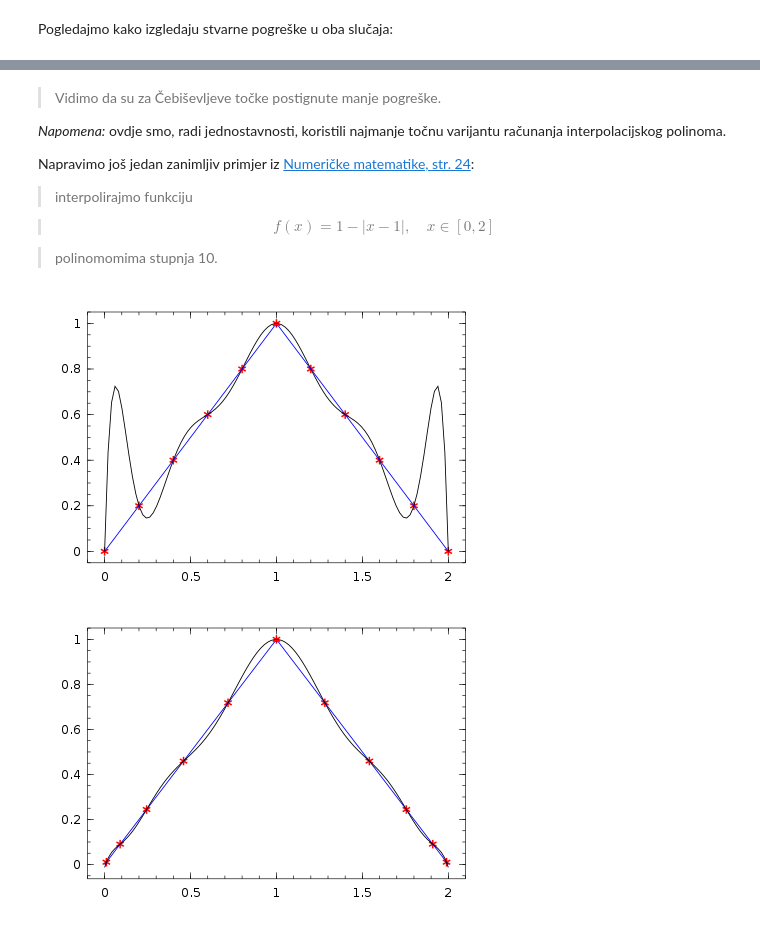
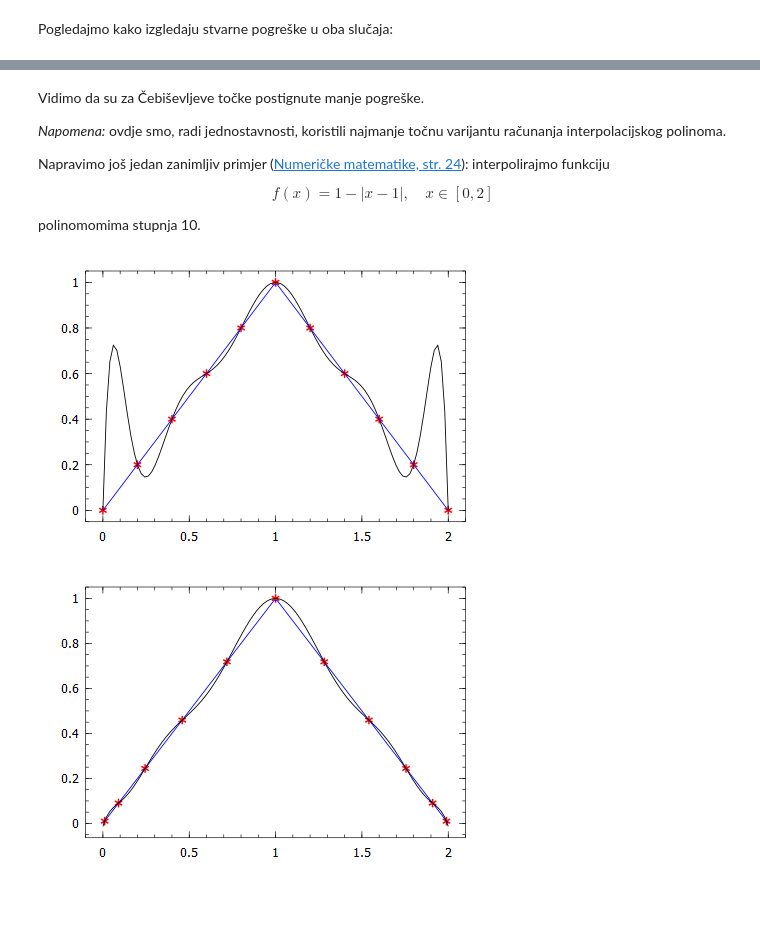
Before and after one commit to ivanslapnicar/Numericka_analiza, a Jupyter notebook: src/NA10_Interpolacija_funkcija.ipynb, the cells around one changed output, grey strips where cells are left out. Drawn from its saved outputs; the diff is of its cells as text; code cells hidden in the pictures; blank space fills up the shorter version.

```diff
--- a/src/NA10_Interpolacija_funkcija.ipynb
+++ b/src/NA10_Interpolacija_funkcija.ipynb
@@ -271,49 +279,48 @@ display(p1),display(p2)
 # %% [markdown]
-> Vidimo da su za Čebiševljeve točke postignute manje pogreške.
+Vidimo da su za Čebiševljeve točke postignute manje pogreške.
 
 _Napomena:_ ovdje smo, radi jednostavnosti, koristili najmanje točnu varijantu računanja interpolacijskog polinoma.
 
-Napravimo još jedan zanimljiv primjer iz [Numeričke matematike, str. 24][RS04]:
+Napravimo još jedan zanimljiv primjer ([Numeričke matematike, str. 24][RS04]):
+interpolirajmo funkciju
 
-[RS04]: http://www.mathos.unios.hr/pim/Materijali/Num.pdf "R. Scitovski, 'Numerička matematika', Sveučilište u Osijeku, Osijek, 2004."
-
-> interpolirajmo funkciju
-
-> $$
+$$
 f(x)=1-|x-1|,\quad x\in[0,2]
 $$
 
-> polinomomima stupnja 10.
+polinomomima stupnja 10.
+
+[RS04]: http://www.mathos.unios.hr/pim/Materijali/Num.pdf "R. Scitovski, 'Numerička matematika', Sveučilište u Osijeku, Osijek, 2004."
 # %%
 n=11
 a=0
 b=2
-f(x)=1-abs(x-1)
+f(x)=1-abs.(x-1)
 
 # Ravnomjerno raspoređene točke
 x=collect(linspace(a,b,n))
 y=f(x)
 A=Vandermonde(x)
-c=full(A)\y
+c=A\y
 p=Poly(c)
 
 plot(x,y,"r*")
-xx=collect(linspace(a,b,100))
+xx=linspace(a,b,100)
 pS=polyval(p,xx)
 F=f(xx)
 plot(x,y,"r*",xx,pS,xx,F,"b")
 # %% [output]
-[figure, old version]
+[figure, new version]
 # %%
 # Čebiševljeve točke
 xc=(a+b)/2+(b-a)/2*map(Float64,[cos((2*k-1)*pi/(2*n)) for k=1:n])
 yc=f(xc)
 Ac=Vandermonde(xc)
-cc=full(Ac)\yc
+cc=Ac\yc
 pc=Poly(cc)
 # F=f(xx)
 # xx=linspace(a,b,100)
 pC=polyval(pc,xx)
 plot(xc,yc,"r*",xx,F,"b",xx,pC)
 # %% [output]
-[figure, old version]
+[figure, new version]
```
Also changed, not shown: parts of 21 cells of this notebook, 4 other files.
